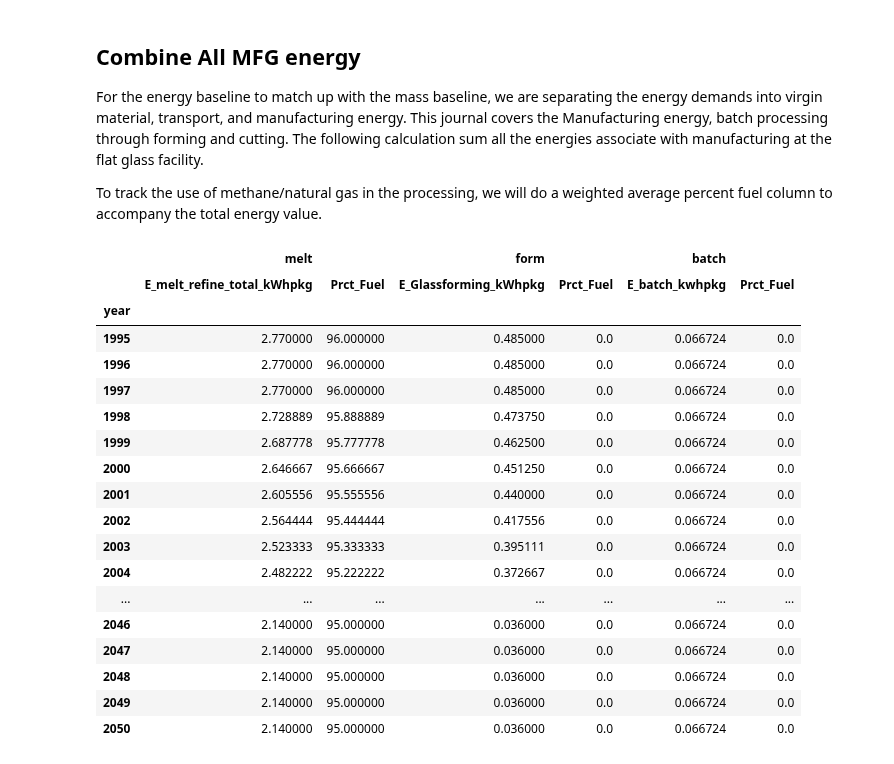
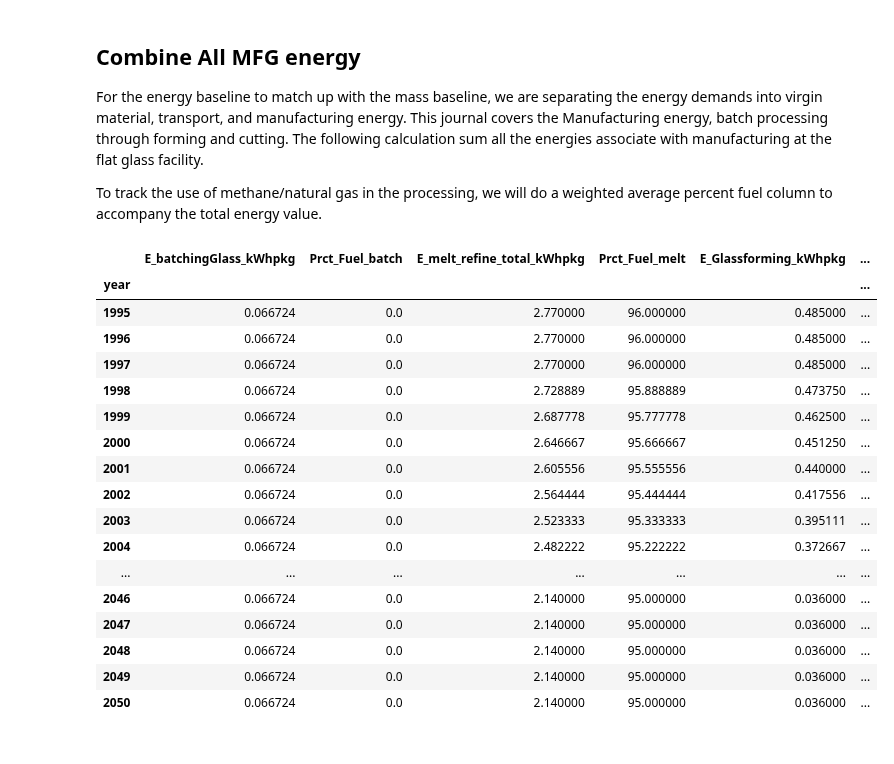
Before and after one commit to NREL/PV_ICE, a Jupyter notebook: docs/tutorials/baseline development documentation/(baseline development) Energy Glass Batch Prep - Post Forming.ipynb, the cells around one changed output. Cells and saved outputs as stored; diff of their text form; code cells hidden in the pictures.

Commit message:
improved glass inputs, added postforming
Updated input files for glass to include prct_fuel_step for consistent output. Added the annealing and tempering energy calculations.

```diff
--- a/docs/tutorials/baseline development documentation/(baseline development) Energy Glass Batch Prep - Post Forming.ipynb
+++ b/docs/tutorials/baseline development documentation/(baseline development) Energy Glass Batch Prep - Post Forming.ipynb
@@ -139,7 +164,7 @@ Text(0.5, 0, '[kWh/kg]')
 # %% [markdown]
 Like the previous set of data, the 1980 datapoint seems unreasonably low, and we know this might potentially be a smaller scale than the other data. Therefore, we will exclude it and perform the same interpolation for the needed time range.
 # %%
-e_glassform = e_glassform_raw.loc[1995:,['E_Glassforming_kWhpkg','Prct_Fuel']]
+e_glassform = e_glassform_raw.loc[1995:,['E_Glassforming_kWhpkg','Prct_Fuel_form']]
 e_glassform_filled = e_glassform.interpolate(limit_direction='both')
 # %%
 fig, ax1 = plt.subplots()
@@ -163,0 +193,5 @@ e_glassform_filled.to_csv(cwd+"/../../../PV_ICE/baselines/SupportingMaterial/out
+# %%
+cwd = os.getcwd()
+#skipcols = ['Source', 'Notes','Country']
+e_glass_annealtemper_raw = pd.read_csv(cwd+"/../../../PV_ICE/baselines/SupportingMaterial/energy-input-glass-postforming.csv",
+                                     index_col='year')#, usecols=lambda x: x not in skipcols)
@@ -163,0 +222,8 @@ e_glassform_filled.to_csv(cwd+"/../../../PV_ICE/baselines/SupportingMaterial/out
+# %%
+e_glass_annealtemper_trim = e_glass_annealtemper_raw.loc[1995:,['E_GlassTempering_kWhpkg','Prct_fuel_annealtemper']]
+# %%
+avg_annealtemper_e = e_glass_annealtemper_trim.iloc[:,0].mean()
+avg_prctfuel_annealtemper = e_glass_annealtemper_trim.iloc[:,1].mean()
+e_glass_annealtemper_trim['E_GlassTempering_kWhpkg']= avg_annealtemper_e
+e_glass_annealtemper_trim['Prct_fuel_annealtemper']= avg_prctfuel_annealtemper
+e_glass_annealtemper_trim
@@ -168,28 +253,25 @@ For the energy baseline to match up with the mass baseline, we are separating th
 
 To track the use of methane/natural gas in the processing, we will do a weighted average percent fuel column to accompany the total energy value.
 # %%
-dfs = [e_meltrefine_filled, e_glassform_filled]
-energies_mfg_glass = pd.concat(dfs, axis=1, keys=['melt','form'])
-energies_mfg_glass['batch','E_batch_kwhpkg']=avg_batch_e #adds column with multi-index
-energies_mfg_glass['batch','Prct_Fuel']=0.0
+dfs = [e_batchglass_trim, e_meltrefine_filled, e_glassform_filled, e_glass_annealtemper_trim]
+energies_mfg_glass = pd.concat(dfs, axis=1)
 energies_mfg_glass
 # %% [output]
-|  | melt |  | form |  | batch |  |
-|  | E_melt_refine_total_kWhpkg | Prct_Fuel | E_Glassforming_kWhpkg | Prct_Fuel | E_batch_kwhpkg | Prct_Fuel |
-| year |  |  |  |  |  |  |
-| 1995 | 2.770000 | 96.000000 | 0.485000 | 0.0 | 0.066724 | 0.0 |
-| 1996 | 2.770000 | 96.000000 | 0.485000 | 0.0 | 0.066724 | 0.0 |
-| 1997 | 2.770000 | 96.000000 | 0.485000 | 0.0 | 0.066724 | 0.0 |
-| 1998 | 2.728889 | 95.888889 | 0.473750 | 0.0 | 0.066724 | 0.0 |
-| 1999 | 2.687778 | 95.777778 | 0.462500 | 0.0 | 0.066724 | 0.0 |
-| 2000 | 2.646667 | 95.666667 | 0.451250 | 0.0 | 0.066724 | 0.0 |
-| 2001 | 2.605556 | 95.555556 | 0.440000 | 0.0 | 0.066724 | 0.0 |
-| 2002 | 2.564444 | 95.444444 | 0.417556 | 0.0 | 0.066724 | 0.0 |
-| 2003 | 2.523333 | 95.333333 | 0.395111 | 0.0 | 0.066724 | 0.0 |
-| 2004 | 2.482222 | 95.222222 | 0.372667 | 0.0 | 0.066724 | 0.0 |
+|  | E_batchingGlass_kWhpkg | Prct_Fuel_batch | E_melt_refine_total_kWhpkg | Prct_Fuel_melt | E_Glassforming_kWhpkg | ... |
+| year |  |  |  |  |  | ... |
+| 1995 | 0.066724 | 0.0 | 2.770000 | 96.000000 | 0.485000 | ... |
+| 1996 | 0.066724 | 0.0 | 2.770000 | 96.000000 | 0.485000 | ... |
+| 1997 | 0.066724 | 0.0 | 2.770000 | 96.000000 | 0.485000 | ... |
+| 1998 | 0.066724 | 0.0 | 2.728889 | 95.888889 | 0.473750 | ... |
+| 1999 | 0.066724 | 0.0 | 2.687778 | 95.777778 | 0.462500 | ... |
+| 2000 | 0.066724 | 0.0 | 2.646667 | 95.666667 | 0.451250 | ... |
+| 2001 | 0.066724 | 0.0 | 2.605556 | 95.555556 | 0.440000 | ... |
+| 2002 | 0.066724 | 0.0 | 2.564444 | 95.444444 | 0.417556 | ... |
+| 2003 | 0.066724 | 0.0 | 2.523333 | 95.333333 | 0.395111 | ... |
+| 2004 | 0.066724 | 0.0 | 2.482222 | 95.222222 | 0.372667 | ... |
 | ... | ... | ... | ... | ... | ... | ... |
-| 2046 | 2.140000 | 95.000000 | 0.036000 | 0.0 | 0.066724 | 0.0 |
-| 2047 | 2.140000 | 95.000000 | 0.036000 | 0.0 | 0.066724 | 0.0 |
-| 2048 | 2.140000 | 95.000000 | 0.036000 | 0.0 | 0.066724 | 0.0 |
-| 2049 | 2.140000 | 95.000000 | 0.036000 | 0.0 | 0.066724 | 0.0 |
-| 2050 | 2.140000 | 95.000000 | 0.036000 | 0.0 | 0.066724 | 0.0 |
+| 2046 | 0.066724 | 0.0 | 2.140000 | 95.000000 | 0.036000 | ... |
+| 2047 | 0.066724 | 0.0 | 2.140000 | 95.000000 | 0.036000 | ... |
+| 2048 | 0.066724 | 0.0 | 2.140000 | 95.000000 | 0.036000 | ... |
+| 2049 | 0.066724 | 0.0 | 2.140000 | 95.000000 | 0.036000 | ... |
+| 2050 | 0.066724 | 0.0 | 2.140000 | 95.000000 | 0.036000 | ... |
```
Also changed, not shown: parts of 14 cells of this notebook, 8 other files.
